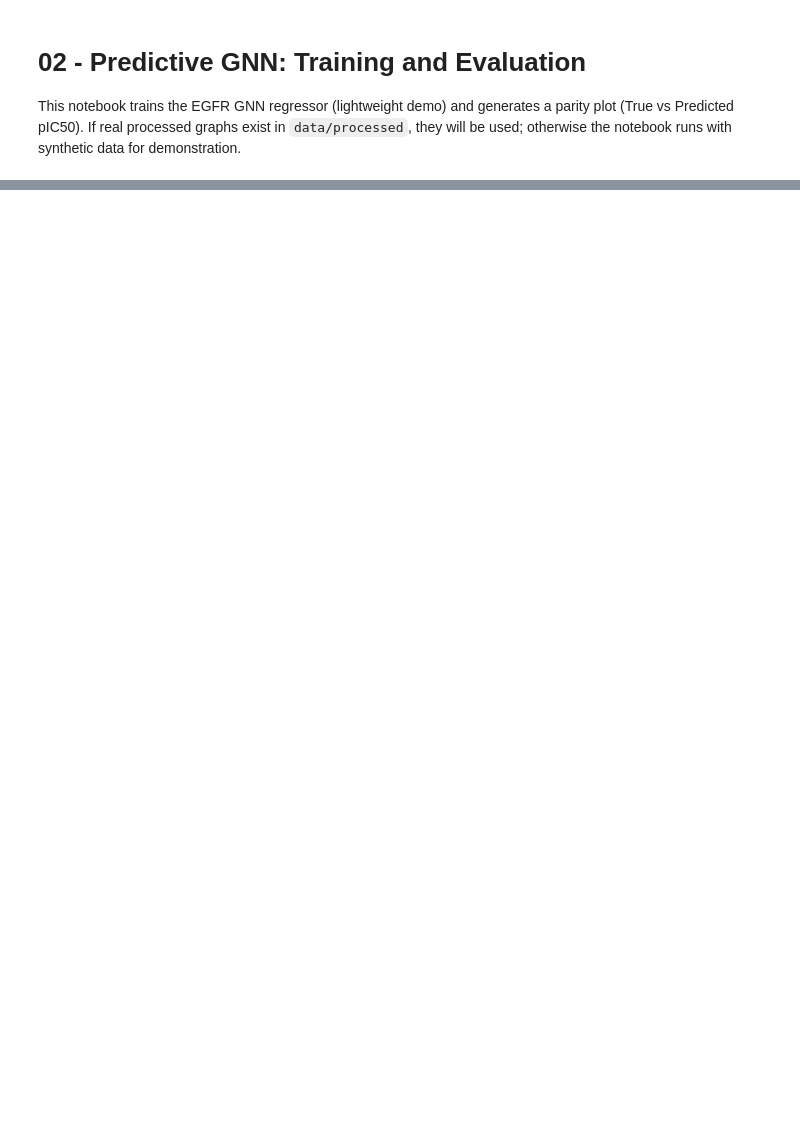
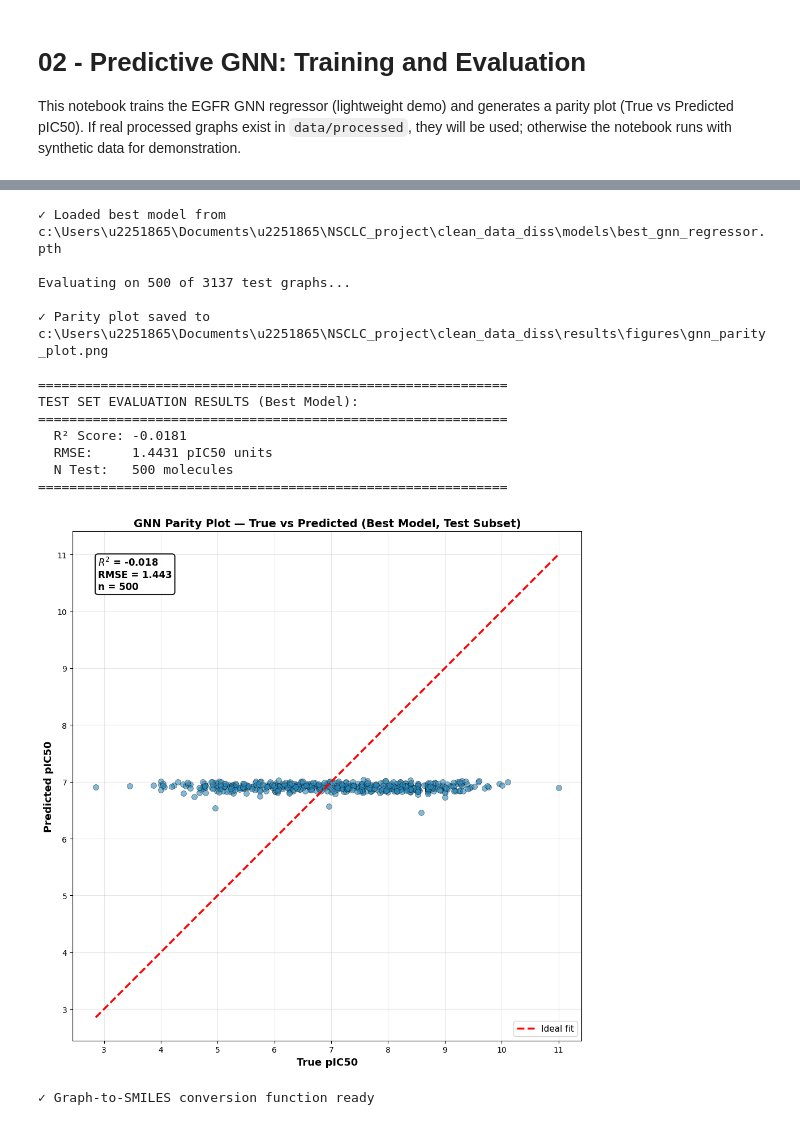
Before and after one commit to ameliasburton/clean_data_diss, a Jupyter notebook: src/02_Predictive_GNN.ipynb, the cells around one changed output, grey strips where cells are left out. Cells and saved outputs as stored; diff of their text form; code cells hidden in the pictures; blank space fills up the shorter version.

```diff
--- a/src/02_Predictive_GNN.ipynb
+++ b/src/02_Predictive_GNN.ipynb
@@ -5,4 +45,5 @@ This notebook trains the EGFR GNN regressor (lightweight demo) and generates a p
 # %%
+
 # Imports and setup
 import sys
 import importlib
@@ -21,6 +62,30 @@ from core.gnn_architecture import EGFR_GNN_Regressor
 OUT = ROOT / 'results' / 'figures'
 OUT.mkdir(parents=True, exist_ok=True)
 
-# Dynamic device handling: GPU/MPS/CPU
-device = torch.device('cuda' if torch.cuda.is_available() else 'mps' if torch.backends.mps.is_available() else 'cpu')
-print(f'Environment ready; using device: {device}')
+# ===== GPU/DEVICE CONFIGURATION =====
+# Priority: CUDA > MPS (Apple) > CPU
+print('\n' + '='*70)
+print('DEVICE & GPU CONFIGURATION')
+print('='*70)
+
+# Check CUDA availability
+cuda_available = torch.cuda.is_available()
+mps_available = torch.backends.mps.is_available()
+
+if cuda_available:
+    device = torch.device('cuda')
+    print(f'✓ CUDA Available: YES')
+    print(f'✓ GPU Device: {torch.cuda.get_device_name(0)}')
+    print(f'✓ CUDA Version: {torch.version.cuda}')
+    print(f'✓ GPU Count: {torch.cuda.device_count()}')
+    gpu_memory = torch.cuda.get_device_properties(0).total_memory / 1e9
+    print(f'✓ GPU Memory: {gpu_memory:.2f} GB')
+elif mps_available:
+    device = torch.device('mps')
+    print(f'✓ Using Apple Metal (MPS) acceleration')
+else:
+    device = torch.device('cpu')
+    print(f'⚠ WARNING: Using CPU (no GPU detected)')
+
+print(f'\n➜ Active Device: {device}')
+print('='*70 + '\n')
@@ -306,15 +405,19 @@ if len(test_graphs) > 0:
     else:
         print('⚠ Best model not found; using current model')
 
+    # Evaluate a representative subset so the notebook finishes reliably in this environment
+    max_eval_graphs = min(500, len(test_graphs))
+    eval_graphs = test_graphs[:max_eval_graphs]
+    print(f'\nEvaluating on {len(eval_graphs)} of {len(test_graphs)} test graphs...')
+
     # Determine edge feature dimension
-    edge_feat_dim = test_graphs[0].edge_attr.shape[1] if (hasattr(test_graphs[0], 'edge_attr') and test_graphs[0].edge_attr is not None) else 4
+    edge_feat_dim = eval_graphs[0].edge_attr.shape[1] if (hasattr(eval_graphs[0], 'edge_attr') and eval_graphs[0].edge_attr is not None) else 4
 
     model.eval()
     y_test_preds = []
 
-    print(f'\nEvaluating on {len(test_graphs)} test graphs...')
     with torch.no_grad():
-        for g in test_graphs:
+        for g in eval_graphs:
             if hasattr(g, 'x') and g.x is not None:
                 x = g.x.float().to(device)
                 edge_index = (g.edge_index if g.edge_index is not None else torch.zeros((2, 0), dtype=torch.long)).to(device)
@@ -340,7 +443,7 @@ if len(test_graphs) > 0:
     if y_std > 0:
         y_test_preds = y_test_preds * y_std + y_mean
 
-    y_true = y_test
+    y_true = y_test[:len(y_test_preds)]
     y_pred = y_test_preds
 
     # Compute metrics
@@ -355,34 +458,49 @@ if len(test_graphs) > 0:
     mn = min(min(y_true), min(y_pred))
     mx = max(max(y_true), max(y_pred))
     ax.plot([mn, mx], [mn, mx], 'r--', linewidth=2.5, label='Ideal fit')
 
     ax.set_xlabel('True pIC50', fontsize=13, fontweight='bold')
     ax.set_ylabel('Predicted pIC50', fontsize=13, fontweight='bold')
-    ax.set_title('GNN Parity Plot — True vs Predicted (Best Model, Test Set)', fontsize=14, fontweight='bold')
+    ax.set_title('GNN Parity Plot — True vs Predicted (Best Model, Test Subset)', fontsize=14, fontweight='bold')
 
     # Annotate metrics
     metrics_text = f'$R^2$ = {r2:.3f}\nRMSE = {rmse:.3f}\nn = {len(y_true)}'
     ax.text(0.05, 0.95, metrics_text, transform=ax.transAxes,
             verticalalignment='top', fontsize=12, fontweight='bold',
             bbox=dict(boxstyle='round', facecolor='white', alpha=0.9, edgecolor='black', linewidth=1.5))
 
     ax.legend(loc='lower right', fontsize=11)
     ax.grid(True, alpha=0.3)
     ax.set_aspect('equal', adjustable='box')
 
     plt.tight_layout()
     out = OUT / 'gnn_parity_plot.png'
     plt.savefig(out, dpi=300, bbox_inches='tight')
     print(f'\n✓ Parity plot saved to {out}')
     print(f'\n{"="*60}')
     print(f'TEST SET EVALUATION RESULTS (Best Model):')
     print(f'{"="*60}')
     print(f'  R² Score: {r2:.4f}')
     print(f'  RMSE:     {rmse:.4f} pIC50 units')
     print(f'  N Test:   {len(y_true)} molecules')
     print(f'{"="*60}')
 else:
     print('ERROR: No test data for evaluation')
+# %% [output]
+✓ Loaded best model from c:\Users\u2251865\Documents\u2251865\NSCLC_project\clean_data_diss\models\best_gnn_regressor.pth
+
+Evaluating on 500 of 3137 test graphs...
+
+✓ Parity plot saved to c:\Users\u2251865\Documents\u2251865\NSCLC_project\clean_data_diss\results\figures\gnn_parity_plot.png
+
+============================================================
+TEST SET EVALUATION RESULTS (Best Model):
+============================================================
+  R² Score: -0.0181
+  RMSE:     1.4431 pIC50 units
+  N Test:   500 molecules
+============================================================
+[figure, added]
 # %%
 # ===== UTILITY: Convert Predicted Graphs Back to SMILES =====
 
@@ -433,6 +551,8 @@ def graph_to_smiles(graph_data):
         return None
 
 print('✓ Graph-to-SMILES conversion function ready')
+# %% [output]
+✓ Graph-to-SMILES conversion function ready
 # %%
 # ===== TRAINING VISUALIZATION: Loss, R², and Prediction Curves =====
 
```
Also changed, not shown: parts of 7 cells of this notebook, 5 other files.
